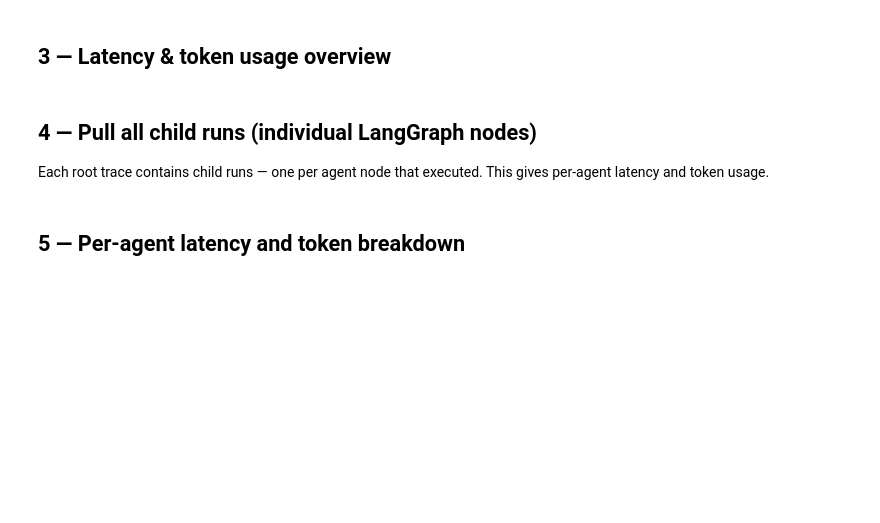
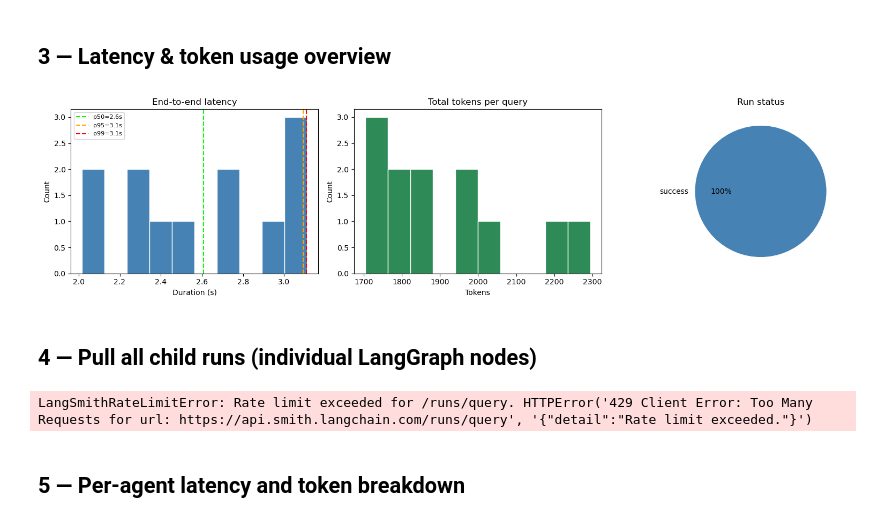
Before and after one commit to SensorsConnect/IoT-Agentic-Search-Engine, a Jupyter notebook: research/localelive_langsmith_explorer.ipynb, the cells around one changed output. Saved outputs shown, nothing was run; the diff lists cells and outputs as text; code cells hidden in the pictures; blank space fills up the shorter version.

```diff
--- a/research/localelive_langsmith_explorer.ipynb
+++ b/research/localelive_langsmith_explorer.ipynb
@@ -54,13 +64,8 @@ proj_df
 # %%
-# ── Pick the project to analyse ───────────────────────────────────────────────
-# Set PROJECT_NAME to any name from the table above, or leave as None to use
-# the first (most recently created) project.
-PROJECT_NAME = None
+# Set PROJECT_NAME to any name from the table above.
+# LocaleLive Lambda writes to 'default' unless LANGCHAIN_PROJECT env var was set.
+PROJECT_NAME = "default"
 
-if PROJECT_NAME is None and not proj_df.empty:
-    PROJECT_NAME = proj_df.iloc[0]["name"]
-
-# ── Time window ───────────────────────────────────────────────────────────────
 LOOKBACK_HOURS = 72
 start_dt = datetime.now(timezone.utc) - timedelta(hours=LOOKBACK_HOURS)
 
@@ -119,69 +133,75 @@ if not runs_df.empty:
 # %%
 if not runs_df.empty and runs_df["duration_s"].notna().sum() >= 2:
     fig, axes = plt.subplots(1, 3, figsize=(16, 4))
 
-    # Latency histogram
     d = runs_df["duration_s"].dropna()
-    axes[0].hist(d, bins=30, color="steelblue", edgecolor="white")
-    for pct, color in [(0.5, "lime"), (0.95, "orange"), (0.99, "red")]:
+    axes[0].hist(d, bins=max(10, len(d) // 3), color="steelblue", edgecolor="white")
+    for pct, color, lbl in [(0.5, "lime", "p50"), (0.95, "orange", "p95"), (0.99, "red", "p99")]:
         v = d.quantile(pct)
-        axes[0].axvline(v, linestyle="--", color=color, linewidth=1.5,
-                        label=f"p{int(pct*100)}={v:.1f}s")
+        axes[0].axvline(v, linestyle="--", color=color, linewidth=1.5, label=f"{lbl}={v:.1f}s")
     axes[0].set_title("End-to-end latency")
     axes[0].set_xlabel("Duration (s)")
     axes[0].set_ylabel("Count")
     axes[0].legend(fontsize=8)
 
-    # Total tokens histogram
-    t = runs_df["total_tokens"].dropna()
-    axes[1].hist(t, bins=30, color="seagreen", edgecolor="white")
-    axes[1].set_title("Total tokens per query")
-    axes[1].set_xlabel("Tokens")
-    axes[1].set_ylabel("Count")
+    t = runs_df["total_tokens"]
+    if t.sum() > 0:
+        axes[1].hist(t, bins=max(10, len(t) // 3), color="seagreen", edgecolor="white")
+        axes[1].set_title("Total tokens per query")
+        axes[1].set_xlabel("Tokens")
+        axes[1].set_ylabel("Count")
+    else:
+        axes[1].text(0.5, 0.5, "No token data\n(LLM calls not traced)",
+                     ha="center", va="center", transform=axes[1].transAxes)
+        axes[1].set_title("Total tokens per query")
 
-    # Success vs error
     status_counts = runs_df["status"].value_counts()
     axes[2].pie(status_counts, labels=status_counts.index, autopct="%1.0f%%",
                 colors=["steelblue", "crimson", "orange"][:len(status_counts)])
     axes[2].set_title("Run status")
 
     plt.tight_layout()
     plt.show()
+# %% [output]
+[figure, added]
 # %% [markdown]
 ## 4 — Pull all child runs (individual LangGraph nodes)
-
-Each root trace contains child runs — one per agent node that executed. This gives per-agent latency and token usage.
 # %%
-# Fetch all runs (root + children) in the window, filter to LLM and chain types
-all_runs = list(client.list_runs(
+all_runs_raw = list(client.list_runs(
     project_name=PROJECT_NAME,
     start_time=start_dt,
     limit=10_000,
 ))
-print(f"Total runs (all depths): {len(all_runs)}")
+print(f"Total runs fetched (all depths): {len(all_runs_raw)}")
 
 node_records = []
-for r in all_runs:
-    dur = (r.end_time - r.start_time).total_seconds() if r.end_time and r.start_time else None
+for r in all_runs_raw:
+    dur = (
+        (r.end_time - r.start_time).total_seconds()
+        if r.end_time and r.start_time else None
+    )
     node_records.append({
-        "run_id":       str(r.id),
-        "parent_id":    str(r.parent_run_id) if r.parent_run_id else None,
-        "name":         r.name,
-        "run_type":     r.run_type,
-        "status":       r.status,
-        "start_time":   r.start_time,
-        "duration_s":   dur,
-        "total_tokens": r.total_tokens or 0,
+        "run_id":            str(r.id),
+        "trace_id":          str(r.trace_id) if r.trace_id else None,
+        "parent_run_id":     str(r.parent_run_id) if r.parent_run_id else None,
+        "name":              r.name,
+        "run_type":          r.run_type,
+        "status":            r.status,
+        "start_time":        r.start_time,
+        "duration_s":        dur,
+        "total_tokens":      r.total_tokens or 0,
         "prompt_tokens":     r.prompt_tokens or 0,
         "completion_tokens": r.completion_tokens or 0,
-        "error":        r.error,
+        "error":             r.error,
     })
 
 nodes_df = pd.DataFrame(node_records).sort_values("start_time").reset_index(drop=True)
+print("\nRun types:")
 print(nodes_df["run_type"].value_counts().to_string())
-print()
-print("Top node names:")
+print("\nTop 15 node names:")
 print(nodes_df["name"].value_counts().head(15).to_string())
+# %% [output]
+LangSmithRateLimitError: Rate limit exceeded for /runs/query. HTTPError('429 Client Error: Too Many Requests for url: https://api.smith.langchain.com/runs/query', '{"detail":"Rate limit exceeded."}')
 # %% [markdown]
 ## 5 — Per-agent latency and token breakdown
 # %%
```
Also changed, not shown: parts of 23 cells of this notebook.
